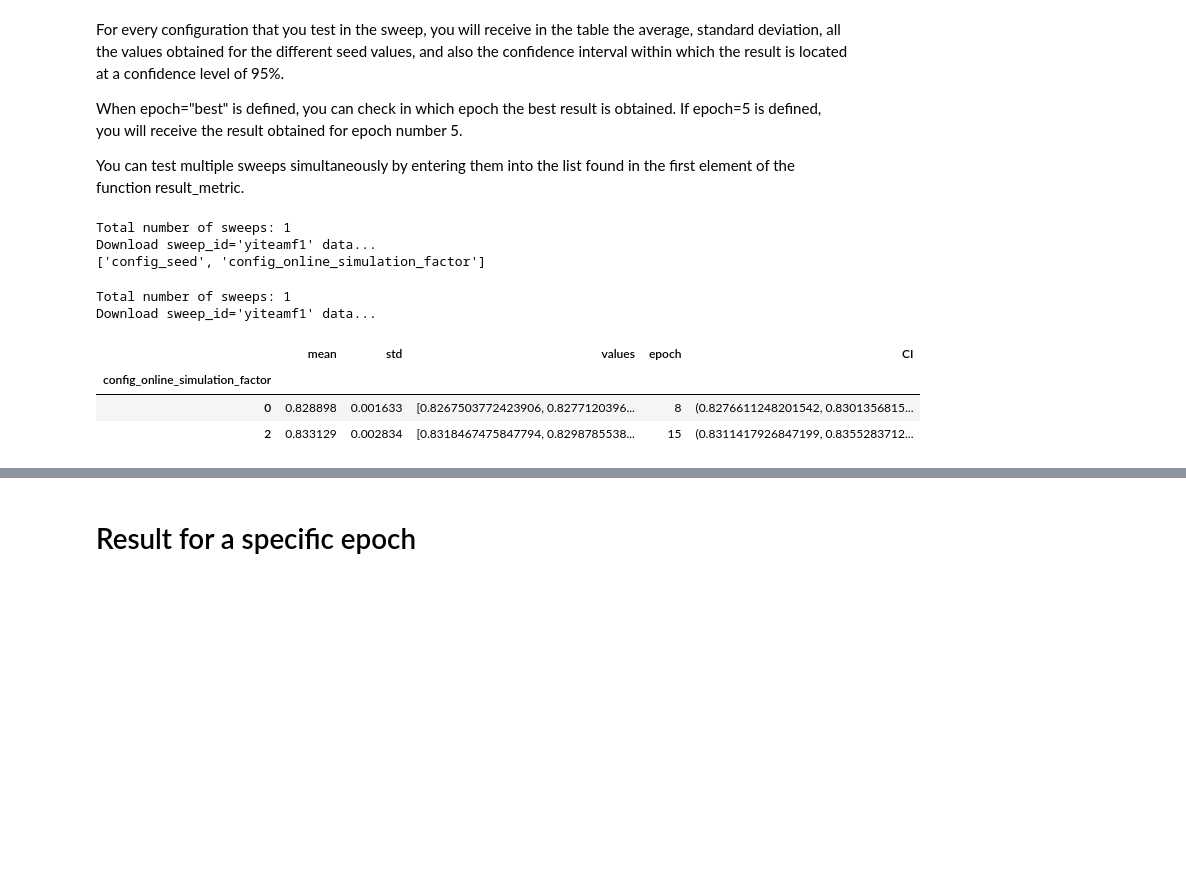
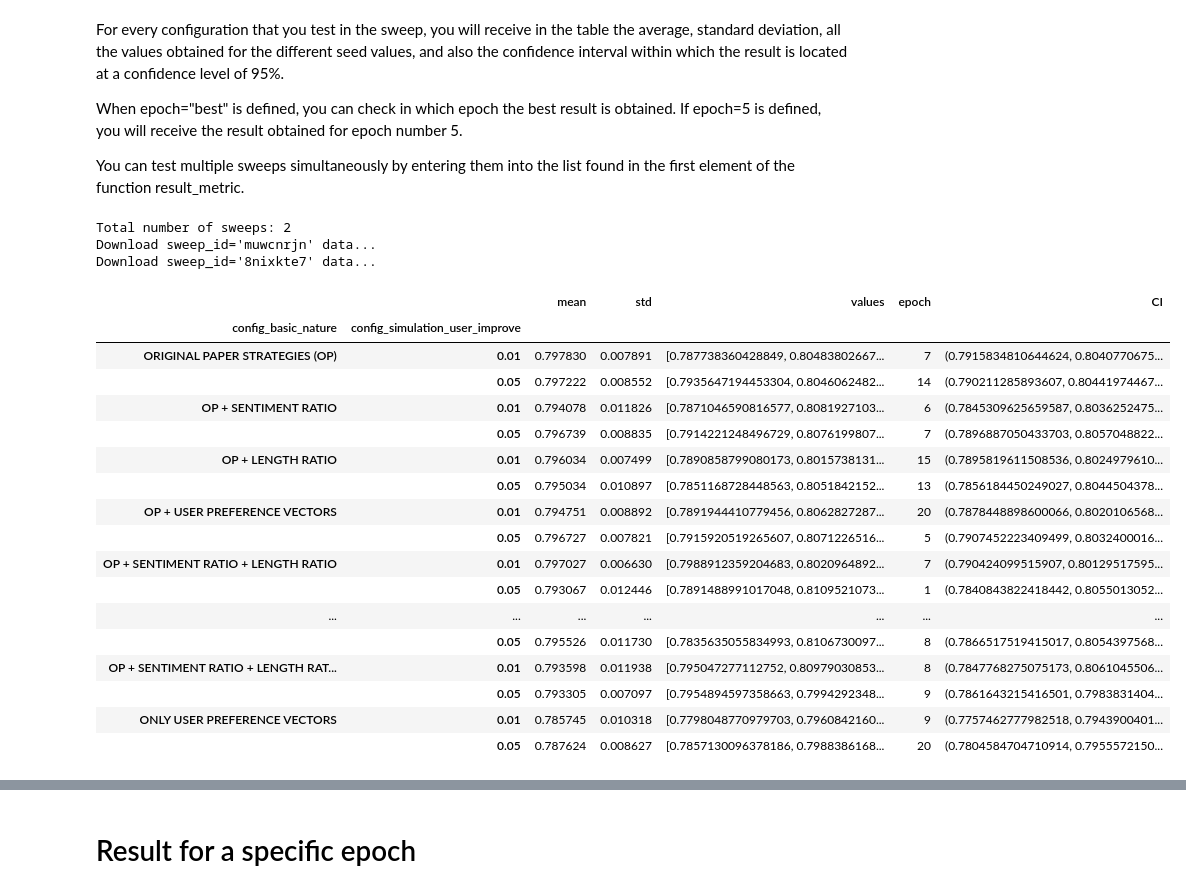
Before and after one commit to Guy-Lor/HumanChoicePrediction, a Jupyter notebook: RunningScripts/analyze_results_fixed.ipynb, the cells around one changed output, grey strips where cells are left out. Cells and saved outputs as stored; diff of their text form; code cells hidden in the pictures; blank space fills up the shorter version.

```diff
--- a/RunningScripts/analyze_results_fixed.ipynb
+++ b/RunningScripts/analyze_results_fixed.ipynb
@@ -80,27 +82,18 @@ When epoch="best" is defined, you can check in which epoch the best result is ob
 You can test multiple sweeps simultaneously by entering them into the list found in the first element of the function result_metric.
 # %%
 from read_wandb import wandb_results
-# api = wandb_results("NLP2024_PROJECT_testing_action_1", wandb_username=WANDB_OR_USERNAME)
-# api = wandb_results("NLP2024_PROJECT_wandb_check", wandb_username=WANDB_OR_USERNAME)
-api = wandb_results("NLP2024_PROJECT_testing_action_parallel", wandb_username=WANDB_OR_USERNAME)
-# sweep_ids_list = ['decuirq2']
-sweep_ids_list = ["yiteamf1"]
+api = wandb_results("NLP2024_PROJECT_Guy-lor", wandb_username=WANDB_OR_USERNAME)
+sweep_ids_list = ["muwcnrjn", "8nixkte7"]
+# sweep_ids_list = ["muwcnrjn"]
 # %%
-df = api.get_sweeps_results(sweep_ids_list, metric=BASE_METRIC)
-config_cols = [c for c in df.columns if "config_" in c and c!="config_wandb_run_id" and c!="config_online_simulation_size"]
-HPT_cols = [col for col in config_cols if df[col].nunique() > 1]
-print(HPT_cols)
+# df = api.get_sweeps_results(sweep_ids_list, metric=BASE_METRIC)
+# config_cols = [c for c in df.columns if "config_" in c and c!="config_wandb_run_id" and c!="config_online_simulation_size"]
+# HPT_cols = [col for col in config_cols if df[col].nunique() > 1]
+# print(HPT_cols)
-# %% [output]
-Total number of sweeps: 1
-Download sweep_id='yiteamf1' data...
-['config_seed', 'config_online_simulation_factor']
 # %%
 sweep_results = result_metric(sweep_ids_list, "config_online_simulation_factor",drop_list=[], drop_HPT=False, epoch="best")
-sweep_results
+# sweep_results
 # %% [output]
-Total number of sweeps: 1
-Download sweep_id='yiteamf1' data...
+Total number of sweeps: 2
+Download sweep_id='muwcnrjn' data...
+Download sweep_id='8nixkte7' data...
-|  | mean | std | values | epoch | CI |
-| config_online_simulation_factor |  |  |  |  |  |
-| 0 | 0.828898 | 0.001633 | [0.8267503772423906, 0.8277120396... | 8 | (0.8276611248201542, 0.8301356815... |
-| 2 | 0.833129 | 0.002834 | [0.8318467475847794, 0.8298785538... | 15 | (0.8311417926847199, 0.8355283712... |
@@ -109,0 +100,37 @@ Download sweep_id='yiteamf1' data...
+# %%
+df = sweep_results
+mapping_dict = {
+    17: 'ORIGINAL PAPER STRATEGIES (OP)',
+    18: 'OP + SENTIMENT RATIO',
+    19: 'OP + LENGTH RATIO',
+    20: 'OP + USER PREFERENCE VECTORS',
+    21: 'OP + SENTIMENT RATIO + LENGTH RATIO',
+    22: 'OP + SENTIMENT RATIO + LENGTH RATIO + USER PREFERENCE VECTORS',
+    23: 'OP + USER PREFERENCE VECTORS (Double Weight)',
+    24: 'OP + SENTIMENT RATIO + LENGTH RATIO (Double Weight)',
+    25: 'OP + SENTIMENT RATIO + LENGTH RATIO + USER PREFERENCE VECTORS (Double Weight)',
+    26: 'ONLY USER PREFERENCE VECTORS'
+}
+
+# Rename the MultiIndex using the mapping dictionary
+df = df.rename(index=mapping_dict, level='config_basic_nature')
+df
+# %% [output]
+|  |  | mean | std | values | epoch | CI |
+| config_basic_nature | config_simulation_user_improve |  |  |  |  |  |
+| ORIGINAL PAPER STRATEGIES (OP) | 0.01 | 0.797830 | 0.007891 | [0.787738360428849, 0.80483802667... | 7 | (0.7915834810644624, 0.8040770675... |
+|  | 0.05 | 0.797222 | 0.008552 | [0.7935647194453304, 0.8046062482... | 14 | (0.790211285893607, 0.80441974467... |
+| OP + SENTIMENT RATIO | 0.01 | 0.794078 | 0.011826 | [0.7871046590816577, 0.8081927103... | 6 | (0.7845309625659587, 0.8036252475... |
+|  | 0.05 | 0.796739 | 0.008835 | [0.7914221248496729, 0.8076199807... | 7 | (0.7896887050433703, 0.8057048822... |
+| OP + LENGTH RATIO | 0.01 | 0.796034 | 0.007499 | [0.7890858799080173, 0.8015738131... | 15 | (0.7895819611508536, 0.8024979610... |
+|  | 0.05 | 0.795034 | 0.010897 | [0.7851168728448563, 0.8051842152... | 13 | (0.7856184450249027, 0.8044504378... |
+| OP + USER PREFERENCE VECTORS | 0.01 | 0.794751 | 0.008892 | [0.7891944410779456, 0.8062827287... | 20 | (0.7878448898600066, 0.8020106568... |
+|  | 0.05 | 0.796727 | 0.007821 | [0.7915920519265607, 0.8071226516... | 5 | (0.7907452223409499, 0.8032400016... |
+| OP + SENTIMENT RATIO + LENGTH RATIO | 0.01 | 0.797027 | 0.006630 | [0.7988912359204683, 0.8020964892... | 7 | (0.790424099515907, 0.80129517595... |
+|  | 0.05 | 0.793067 | 0.012446 | [0.7891488991017048, 0.8109521073... | 1 | (0.7840843822418442, 0.8055013052... |
+| ... | ... | ... | ... | ... | ... | ... |
+|  | 0.05 | 0.795526 | 0.011730 | [0.7835635055834993, 0.8106730097... | 8 | (0.7866517519415017, 0.8054397568... |
+| OP + SENTIMENT RATIO + LENGTH RAT... | 0.01 | 0.793598 | 0.011938 | [0.795047277112752, 0.80979030853... | 8 | (0.7847768275075173, 0.8061045506... |
+|  | 0.05 | 0.793305 | 0.007097 | [0.7954894597358663, 0.7994292348... | 9 | (0.7861643215416501, 0.7983831404... |
+| ONLY USER PREFERENCE VECTORS | 0.01 | 0.785745 | 0.010318 | [0.7798048770979703, 0.7960842160... | 9 | (0.7757462777982518, 0.7943900401... |
+|  | 0.05 | 0.787624 | 0.008627 | [0.7857130096378186, 0.7988386168... | 20 | (0.7804584704710914, 0.7955572150... |
```
Also changed, not shown: parts of 4 cells of this notebook, 1 other file.
